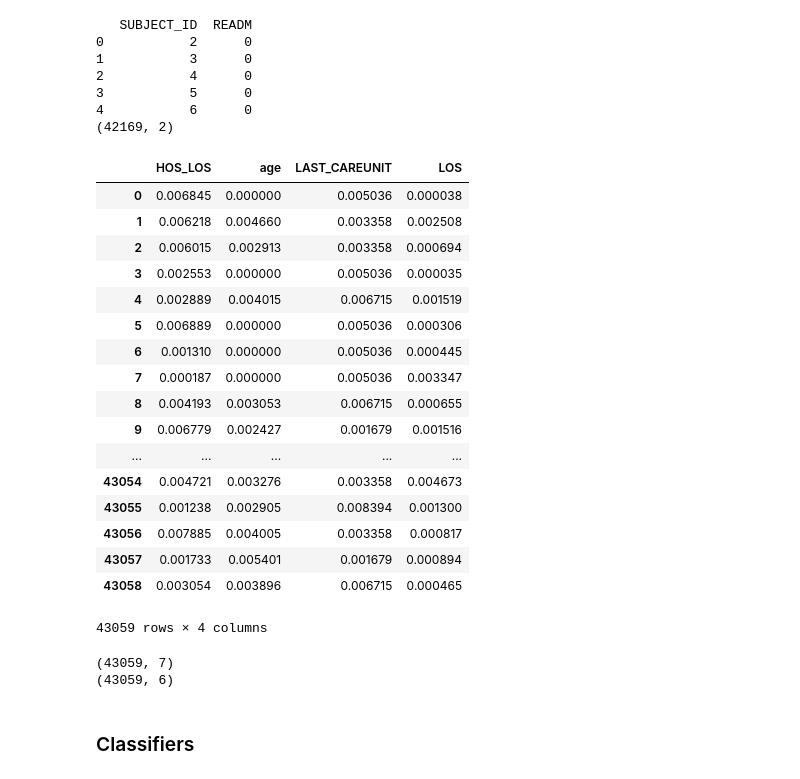
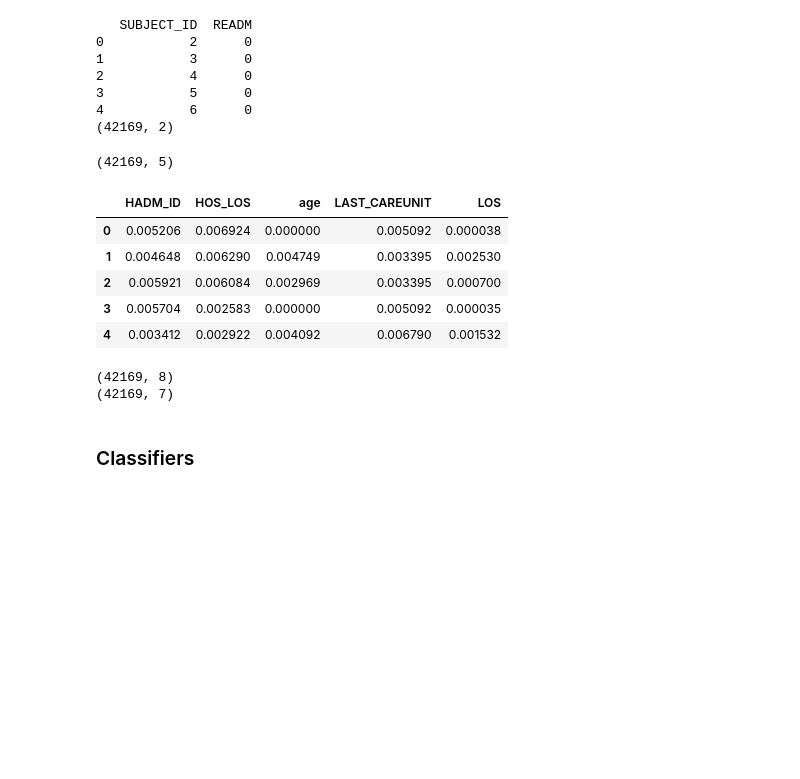
Before and after one commit to kevinmchu/BME590Final, a Jupyter notebook: Design matrix.ipynb, the cells around one changed output. Cells and saved outputs as stored; diff of their text form; code cells hidden in the pictures; blank space fills up the shorter version.

Commit message:
Fixed filtering for prelevant patients

```diff
--- a/Design matrix.ipynb
+++ b/Design matrix.ipynb
@@ -61,21 +60,16 @@ all_icustays.head()
 # 'First' admission if it is a patient's first ever admission
 # Exclude patients who die during their 'first' visit
 
-one_admission_deaths = pd.read_sql("""SELECT SUBJECT_ID FROM admissions
-WHERE HOSPITAL_EXPIRE_FLAG = 1
+one_admission = pd.read_sql("""SELECT SUBJECT_ID, HOSPITAL_EXPIRE_FLAG FROM admissions
 GROUP BY SUBJECT_ID
 HAVING COUNT(SUBJECT_ID) = 1
 """, conn)
+one_admission_deaths = one_admission.iloc[one_admission['HOSPITAL_EXPIRE_FLAG'].values == 1]
 print("People who died on their first admission:")
 print(one_admission_deaths.shape[0])
 print(one_admission_deaths.head())
 
-one_admission_survivors = pd.read_sql("""SELECT SUBJECT_ID FROM admissions
-WHERE HOSPITAL_EXPIRE_FLAG = 0
-GROUP BY SUBJECT_ID
-HAVING COUNT(SUBJECT_ID) = 1
-ORDER BY CAST(SUBJECT_ID AS UNSIGNED) ASC
-""", conn)
+one_admission_survivors = one_admission.iloc[one_admission['HOSPITAL_EXPIRE_FLAG'].values == 0]
 print("People who only had one admission but survived it:")
 print(one_admission_survivors.shape[0])
 print(one_admission_survivors.head())
@@ -94,6 +88,6 @@ relevant_patients = pd.concat([one_admission_survivors, mult_admissions], axis =
 relevant_patients.columns = relevant_patients.columns.str.strip()
 relevant_patients = relevant_patients.sort_values('SUBJECT_ID')
 print("Patients who survived their first visit: " + str(relevant_patients.shape[0]))
-relevant_patients[5:15]
+relevant_patients[0:20]
 # %% [output]
 People who died on their first admission:
@@ -381,50 +386,40 @@ features_mat = features_mat.drop('ADMITTIME', axis=1)
 # %%
 from sklearn.preprocessing import LabelEncoder, normalize
 from sklearn import metrics
 from sklearn.model_selection import train_test_split
 
 design_mat = features_mat.merge(truth_df,how='inner',on="SUBJECT_ID")
 X = design_mat.iloc[:,2:-1]
 
 LCU = design_mat["LAST_CAREUNIT"]
 le = LabelEncoder() # categorical encoder
 LCU = le.fit_transform(LCU.astype(str))
 X['LAST_CAREUNIT'] = LCU
 X['LOS'] = pd.to_numeric(X['LOS']).fillna(0)
 
 # normalize feature values
 for i in list(X):
     X[i] = normalize(X[i][:].values.reshape(-1,1),axis=0)
 
 # make train and test splits
 X_train, X_test, y_train, y_test = train_test_split(X, design_mat.iloc[:,-1],test_size = 0.33, random_state = 0)
 
-X
+print(X.shape)
+X.head()
 # %% [output]
+(42169, 5)
-|  | HOS_LOS | age | LAST_CAREUNIT | LOS |
-| 0 | 0.006845 | 0.000000 | 0.005036 | 0.000038 |
-| 1 | 0.006218 | 0.004660 | 0.003358 | 0.002508 |
-| 2 | 0.006015 | 0.002913 | 0.003358 | 0.000694 |
-| 3 | 0.002553 | 0.000000 | 0.005036 | 0.000035 |
-| 4 | 0.002889 | 0.004015 | 0.006715 | 0.001519 |
-| 5 | 0.006889 | 0.000000 | 0.005036 | 0.000306 |
-| 6 | 0.001310 | 0.000000 | 0.005036 | 0.000445 |
-| 7 | 0.000187 | 0.000000 | 0.005036 | 0.003347 |
-| 8 | 0.004193 | 0.003053 | 0.006715 | 0.000655 |
-| 9 | 0.006779 | 0.002427 | 0.001679 | 0.001516 |
-| ... | ... | ... | ... | ... |
-| 43054 | 0.004721 | 0.003276 | 0.003358 | 0.004673 |
-| 43055 | 0.001238 | 0.002905 | 0.008394 | 0.001300 |
-| 43056 | 0.007885 | 0.004005 | 0.003358 | 0.000817 |
-| 43057 | 0.001733 | 0.005401 | 0.001679 | 0.000894 |
-| 43058 | 0.003054 | 0.003896 | 0.006715 | 0.000465 |
+|  | HADM_ID | HOS_LOS | age | LAST_CAREUNIT | LOS |
+| 0 | 0.005206 | 0.006924 | 0.000000 | 0.005092 | 0.000038 |
+| 1 | 0.004648 | 0.006290 | 0.004749 | 0.003395 | 0.002530 |
+| 2 | 0.005921 | 0.006084 | 0.002969 | 0.003395 | 0.000700 |
+| 3 | 0.005704 | 0.002583 | 0.000000 | 0.005092 | 0.000035 |
+| 4 | 0.003412 | 0.002922 | 0.004092 | 0.006790 | 0.001532 |
-43059 rows × 4 columns
 # %%
 print(design_mat.shape)
 print(features_mat.shape)
 # %% [output]
-(43059, 7)
-(43059, 6)
+(42169, 8)
+(42169, 7)
 # %% [markdown]
 ### Classifiers
 # %% [markdown]
```
Also changed, not shown: parts of 4 cells of this notebook.
